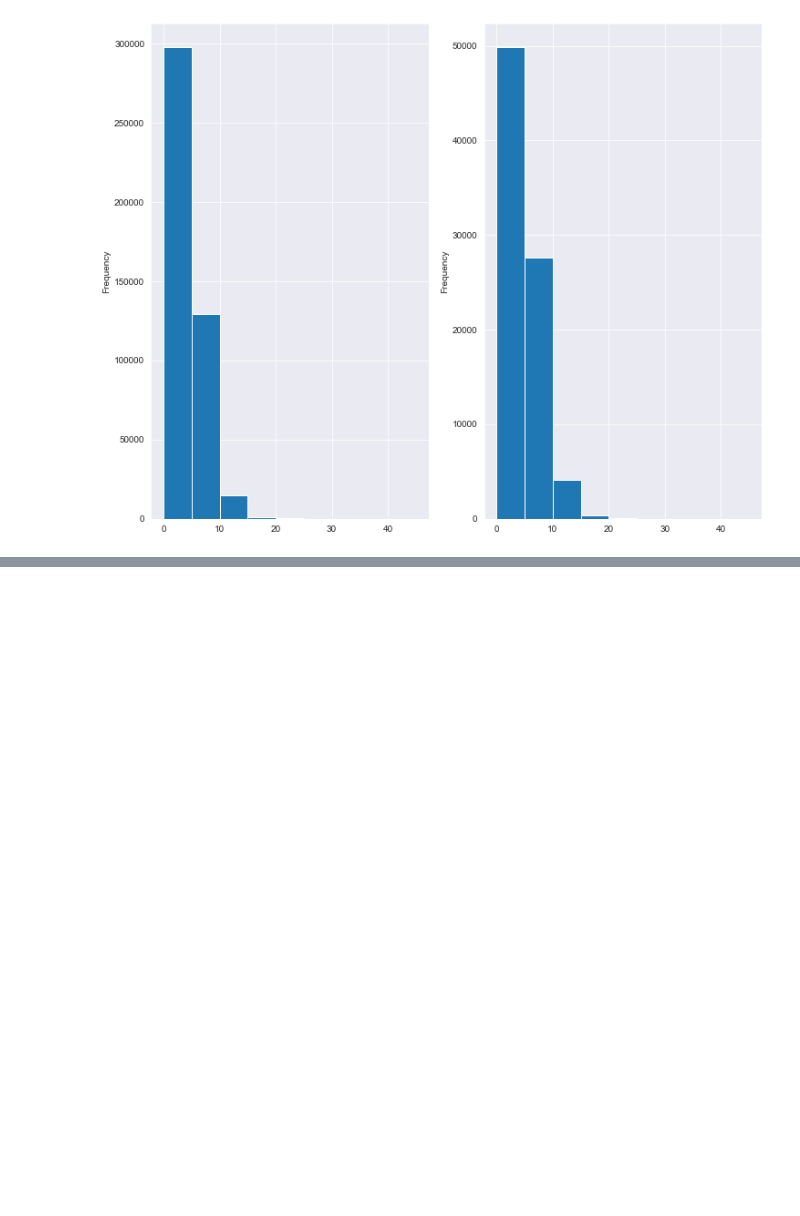
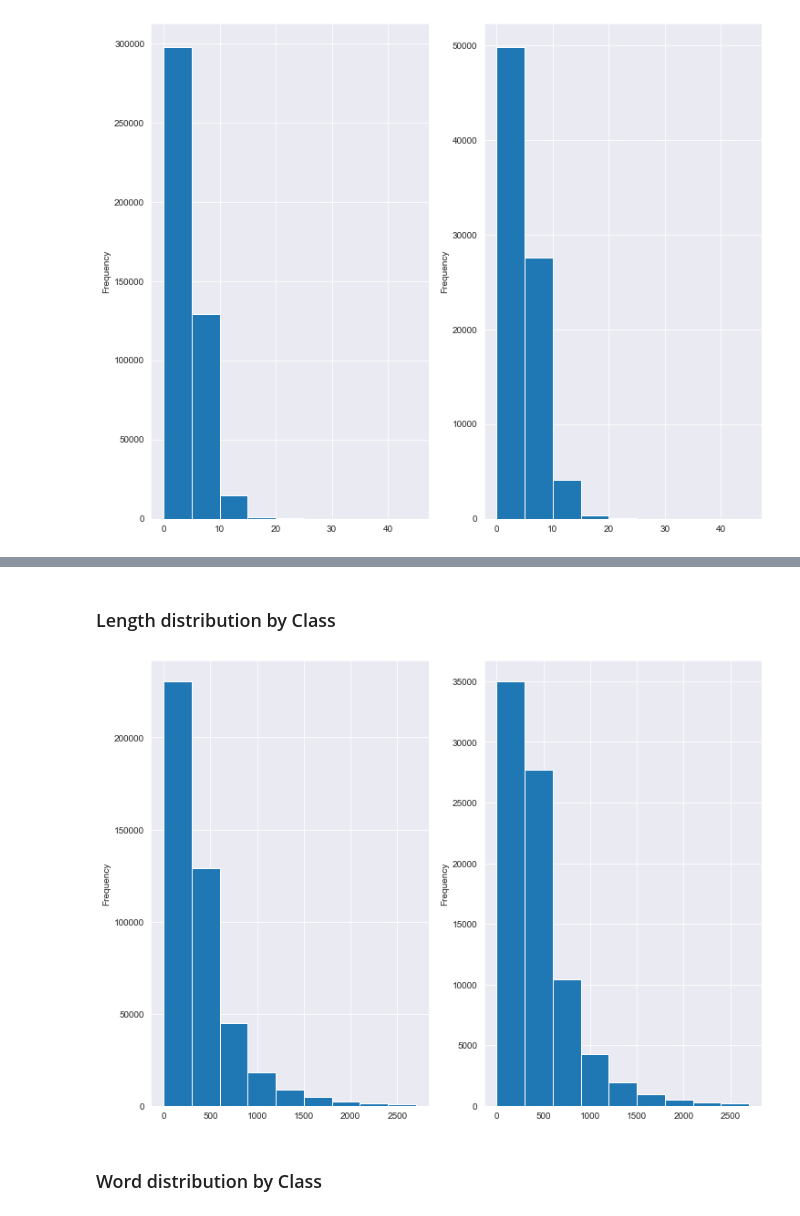
Before and after one commit to adimyth/customer_sentiment_analysis, a Jupyter notebook: notebooks/exploratory_data_analysis.ipynb, the cells around one changed output, grey strips where cells are left out. Drawn from its saved outputs; the diff is of its cells as text; code cells hidden in the pictures; blank space fills up the shorter version.

```diff
--- a/notebooks/exploratory_data_analysis.ipynb
+++ b/notebooks/exploratory_data_analysis.ipynb
@@ -443,0 +644,10 @@ _ = df.loc[df["Class"]=="Negative"]["Count"].plot(kind="hist", bins=np.arange(0,
+# %% [markdown]
+### Length distribution by Class
+# %%
+fig, ax = plt.subplots(1, 2, figsize=(12, 9))
+_ = df.loc[df["Class"]=="Positive"]["Text"].str.len().plot(kind="hist", bins=np.arange(0, 3000, 300), ax=ax[0])
+_ = df.loc[df["Class"]=="Negative"]["Text"].str.len().plot(kind="hist", bins=np.arange(0, 3000, 300), ax=ax[1])
+# %% [output]
+[figure, added]
+# %% [markdown]
+### Word distribution by Class
```
Also changed, not shown: parts of 86 cells of this notebook, 2 other files.
